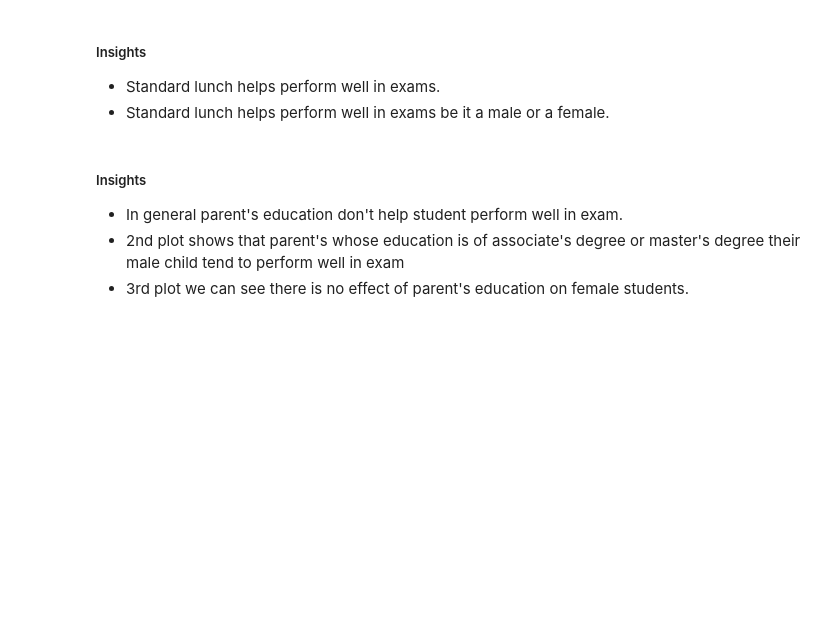
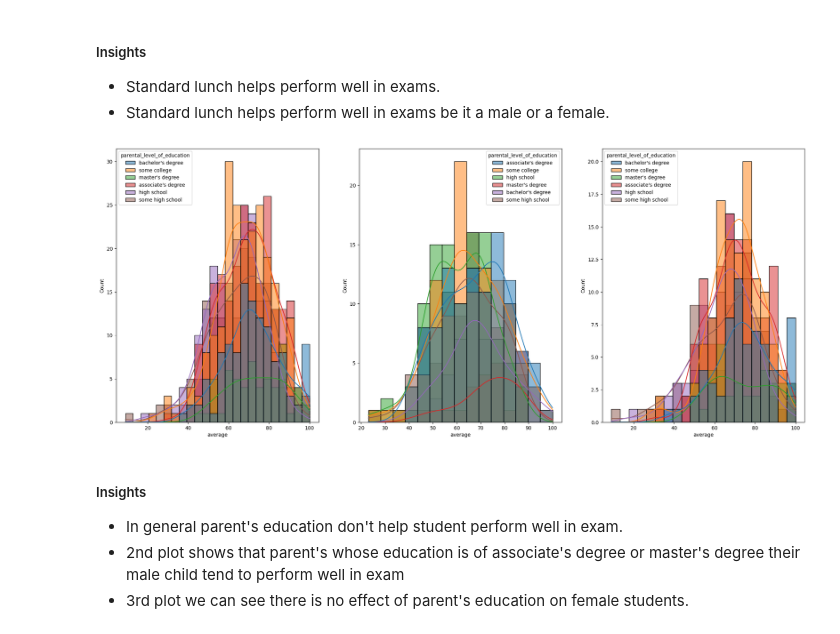
Before and after one commit to Shivam9701/ml-e2e-project, a Jupyter notebook: notebooks/data_EDA.ipynb, the cells around one changed output. Saved outputs shown, nothing was run; the diff lists cells and outputs as text; code cells hidden in the pictures; blank space fills up the shorter version.

```diff
--- a/notebooks/data_EDA.ipynb
+++ b/notebooks/data_EDA.ipynb
@@ -298,24 +298,26 @@ plt.show()
 - Standard lunch helps perform well in exams.
 - Standard lunch helps perform well in exams be it a male or a female.
 # %%
-plt.subplots(1, 3, figsize=(25, 6))
-plt.subplot(141)
-ax = sns.histplot(data=df, x="average", kde=True, hue="parental level of education")
-plt.subplot(142)
+plt.subplots(1, 3, figsize=(25, 10))
+plt.subplot(131)
+ax = sns.histplot(data=df, x="average", kde=True, hue="parental_level_of_education")
+plt.subplot(132)
 ax = sns.histplot(
     data=df[df.gender == "male"],
     x="average",
     kde=True,
-    hue="parental level of education",
+    hue="parental_level_of_education",
 )
-plt.subplot(143)
+plt.subplot(133)
 ax = sns.histplot(
     data=df[df.gender == "female"],
     x="average",
     kde=True,
-    hue="parental level of education",
+    hue="parental_level_of_education",
 )
 plt.show()
+# %% [output]
+[figure, added]
 # %% [markdown]
 ##### Insights
 
```
Also changed, not shown: parts of 15 cells of this notebook, 1 other file.
